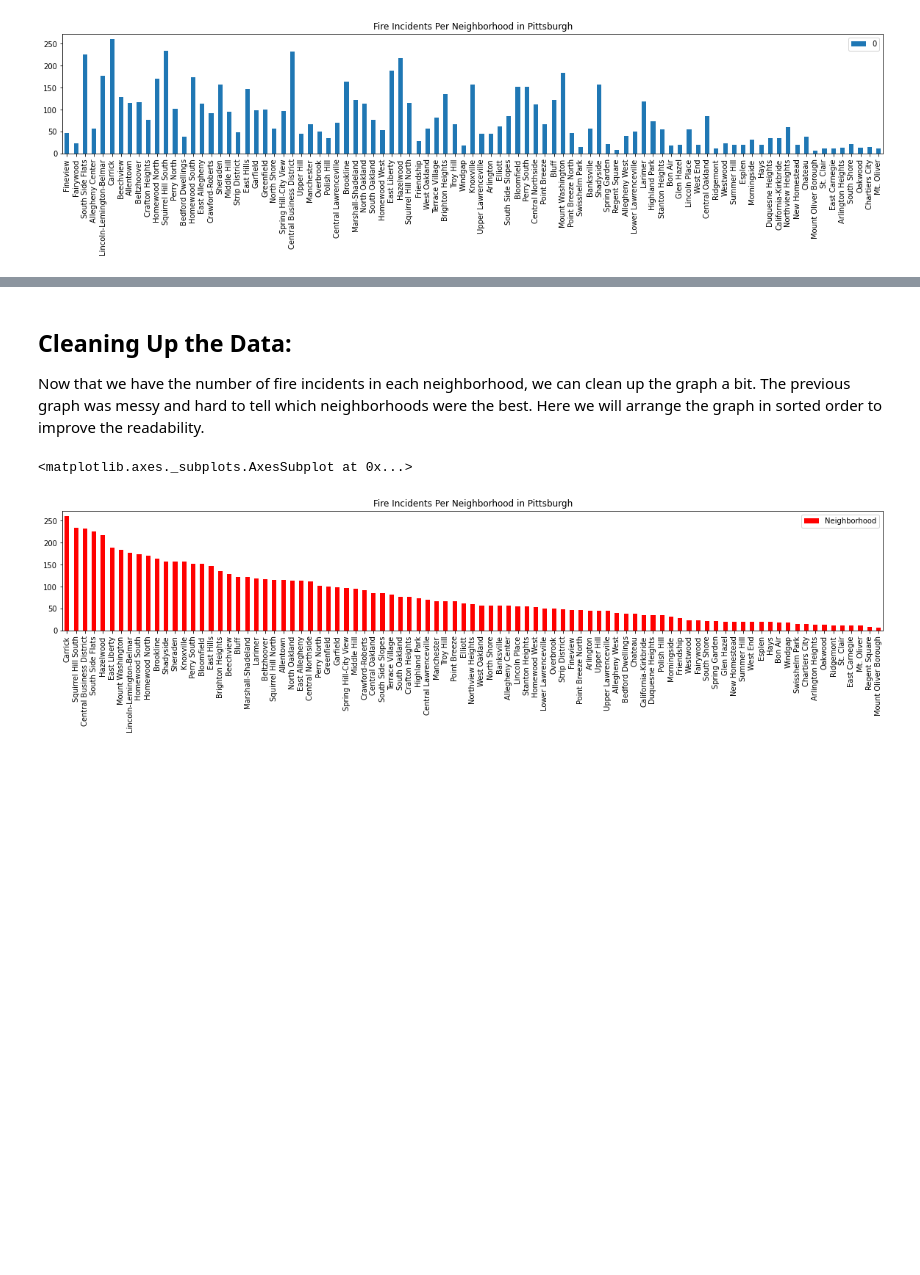
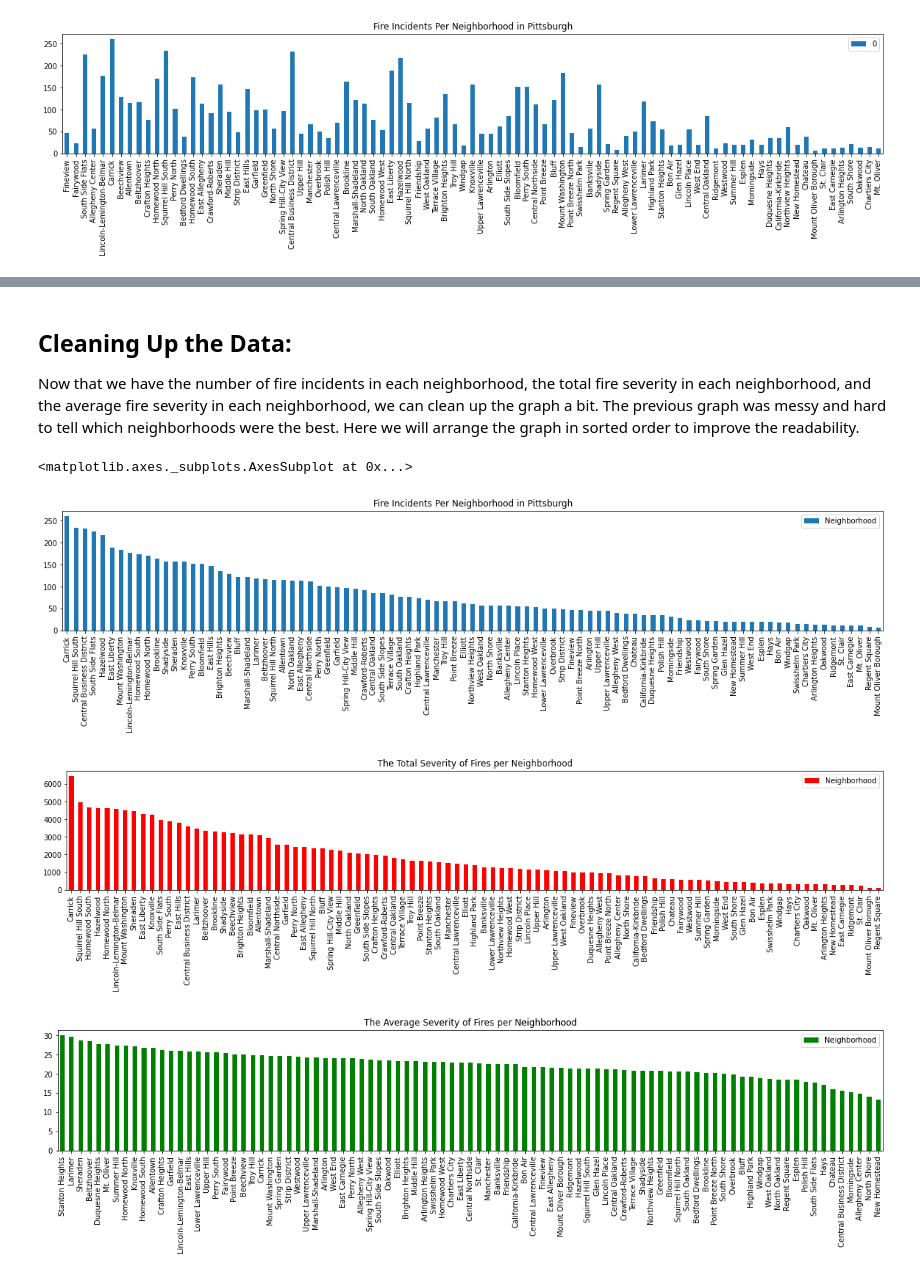
Before and after one commit to MasonGobat/bigIdeasFinalProject, a Jupyter notebook: hoodFires.ipynb, the cells around one changed output, grey strips where cells are left out. Cells and saved outputs as stored; diff of their text form; code cells hidden in the pictures; blank space fills up the shorter version.

Commit message:
Conducted a deeper analysis of the data

```diff
--- a/hoodFires.ipynb
+++ b/hoodFires.ipynb
@@ -29,0 +85,11 @@ graph.plot.bar(figsize=(20,3), title = "Fire Incidents Per Neighborhood in Pitts
+# %%
+#creates the average severity dictionary
+avgSeverity = {}
+for neighborhood in fireCount:
+    if neighborhood not in avgSeverity:
+        avgSeverity[neighborhood] = fireSeverity[neighborhood] / fireCount[neighborhood]
+
+#Turns the dictionary into a dataframe and graphs it.
+avgSeverityGraph = pd.DataFrame.from_dict(avgSeverity, orient='index', dtype = None, columns=None)
+avgSeverityGraph = avgSeverityGraph.iloc[1: , :]
+avgSeverityGraph.plot.bar(figsize=(20,3), title = "The Average Severity of Fires per Neighborhood", color = "green")
@@ -30,11 +99,21 @@ graph.plot.bar(figsize=(20,3), title = "Fire Incidents Per Neighborhood in Pitts
 # %% [markdown]
 ## Cleaning Up the Data:
-Now that we have the number of fire incidents in each neighborhood, we can clean up the graph a bit. The previous graph was messy and hard to tell which neighborhoods were the best. Here we will arrange the graph in sorted order to improve the readability.
+Now that we have the number of fire incidents in each neighborhood, the total fire severity in each neighborhood, and the average fire severity in each neighborhood, we can clean up the graph a bit. The previous graph was messy and hard to tell which neighborhoods were the best. Here we will arrange the graph in sorted order to improve the readability.
 # %%
-#here we sort the values of the dataframe and regraph
-graph.columns = ['Neighborhood']
-firesSorted = graph.sort_values('Neighborhood', axis = 0, ascending=False, kind = "quicksort")
-firesSorted.plot.bar(figsize=(20,3), title = "Fire Incidents Per Neighborhood in Pittsburgh", color = "red")
+#here we sort the values of the each dataframe and regraph
+fireCountGraph.columns = ['Neighborhood']
+countSorted = fireCountGraph.sort_values('Neighborhood', axis = 0, ascending=False, kind = "quicksort")
+countSorted.plot.bar(figsize=(20,3), title = "Fire Incidents Per Neighborhood in Pittsburgh")
+
+fireSeverityGraph.columns = ['Neighborhood']
+severitySorted = fireSeverityGraph.sort_values('Neighborhood', axis = 0, ascending=False, kind = "quicksort")
+severitySorted.plot.bar(figsize=(20,3), title = "The Total Severity of Fires per Neighborhood", color = "red")
+
+avgSeverityGraph.columns = ['Neighborhood']
+avgSorted = avgSeverityGraph.sort_values('Neighborhood', axis = 0, ascending=False, kind = "quicksort")
+avgSorted.plot.bar(figsize=(20,3), title = "The Average Severity of Fires per Neighborhood", color = "green")
 # %% [output]
 <matplotlib.axes._subplots.AxesSubplot at 0x...>
-[figure, old version]
+[figure, new version]
+[figure, added]
+[figure, added]
```
Also changed, not shown: parts of 9 cells of this notebook.
